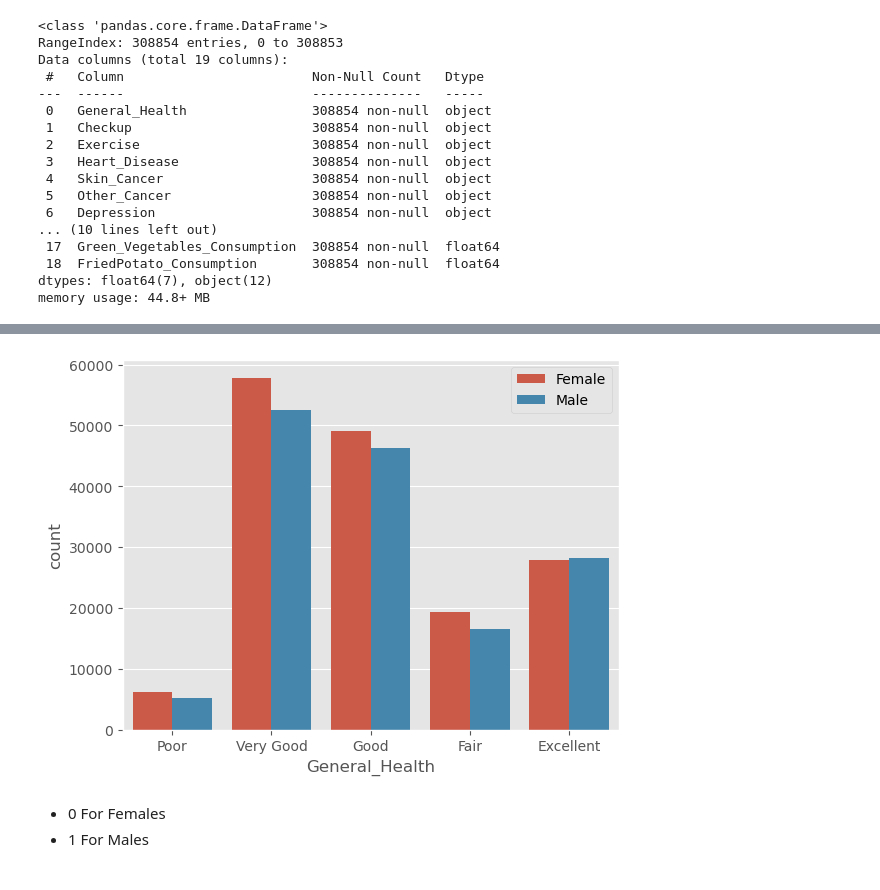
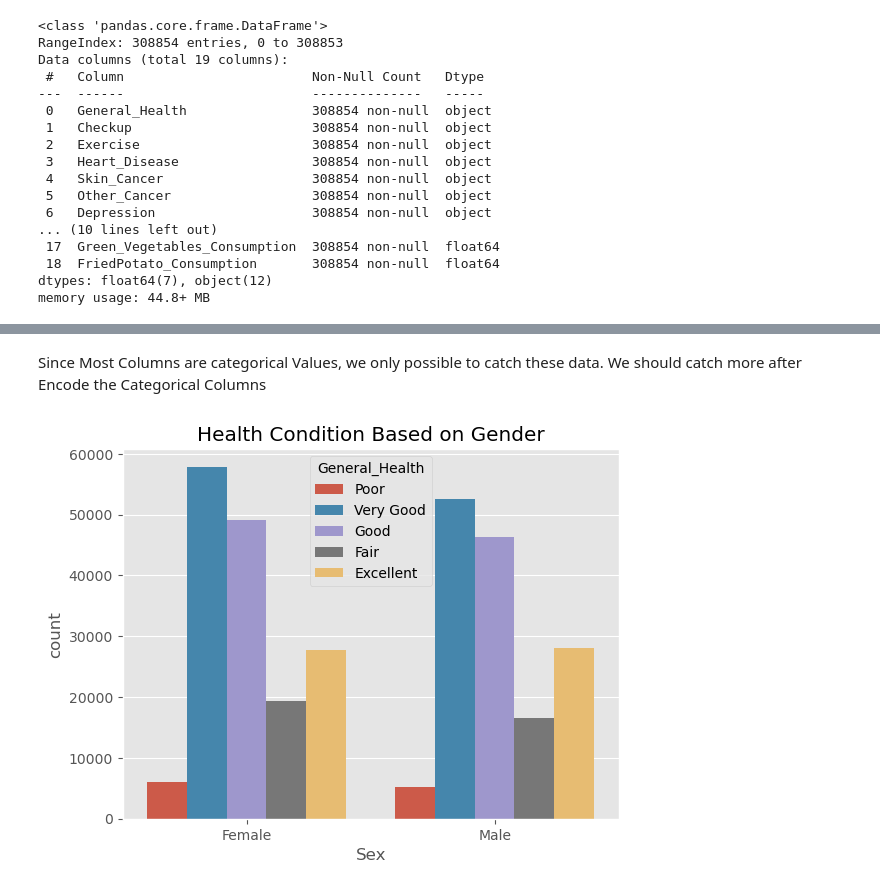
Before and after one commit to nuwbie-11/DataAnalytics101, a Jupyter notebook: cardiovascular-diseases-risk-prediction-dataset/cardio.ipynb, the cells around one changed output, grey strips where cells are left out. Cells and saved outputs as stored; diff of their text form; code cells hidden in the pictures.

```diff
--- a/cardiovascular-diseases-risk-prediction-dataset/cardio.ipynb
+++ b/cardiovascular-diseases-risk-prediction-dataset/cardio.ipynb
@@ -118,9 +64,10 @@ plt.show()
-# %%
-sb.countplot(data = df2,x=df.General_Health,hue=df2.Sex)
-plt.legend(labels =encoder.fit(df.Sex).classes_)
-plt.show()
-# %% [output]
-[figure, removed]
-# %% [markdown]
-- 0 For Females
-- 1 For Males
+# %% [markdown]
+Since Most Columns are categorical Values, we only possible to catch these data. We should catch more after Encode the Categorical Columns
+# %%
+# Lets Start From basic, to show how are health condition based on gender
+
+sb.countplot(data = df,hue=df.General_Health,x=df.Sex)
+plt.title('Health Condition Based on Gender')
+plt.show()
+# %% [output]
+[figure, added]
```
Also changed, not shown: parts of 11 cells of this notebook, 1 other file.
